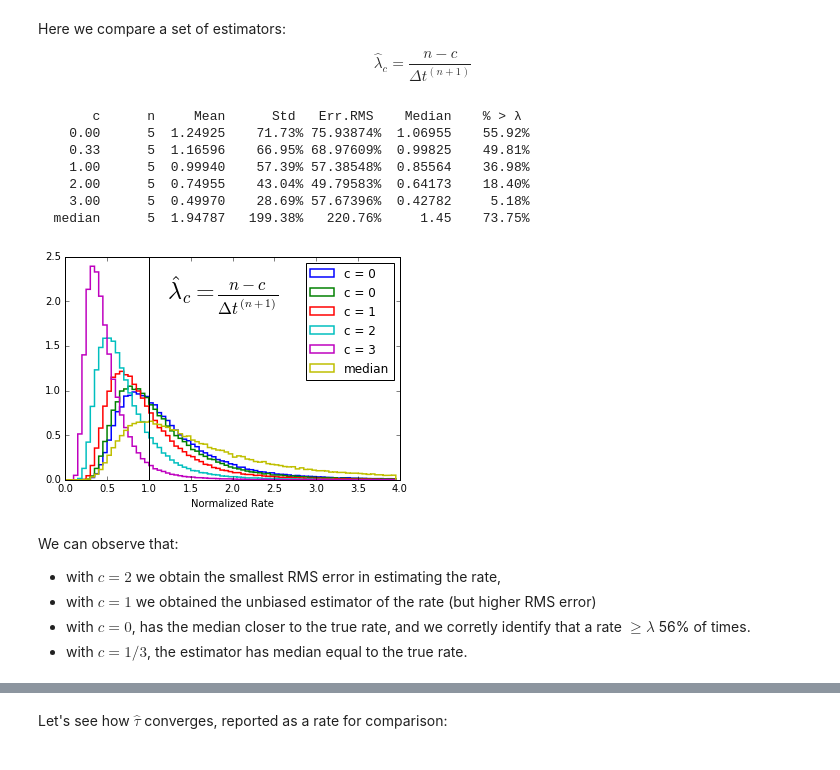
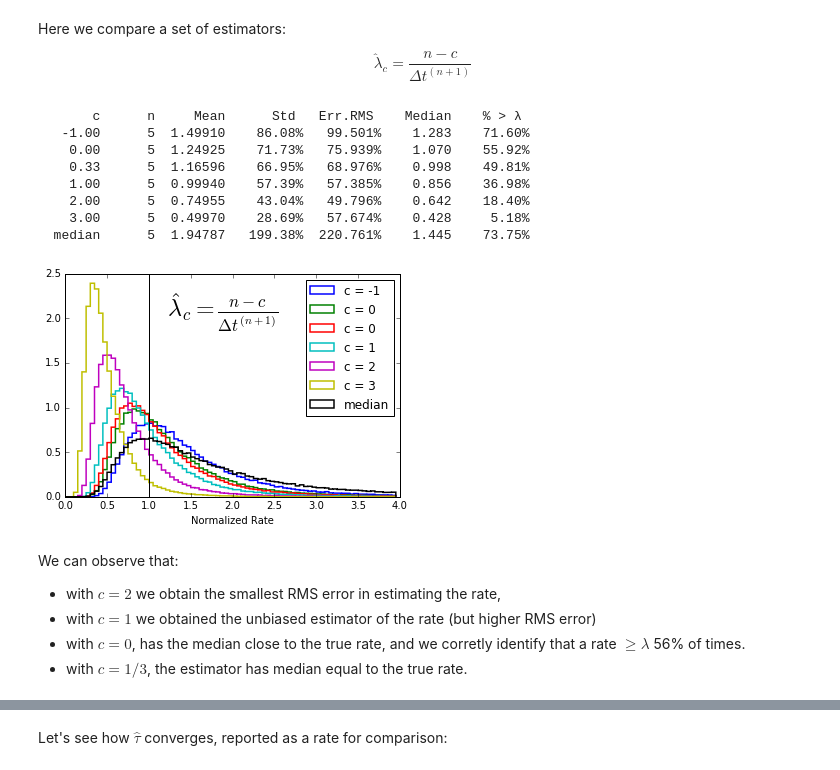
Before and after one commit to tritemio/notebooks, a Jupyter notebook: Estimation of rates of random events.ipynb, the cells around one changed output, grey strips where cells are left out. Saved outputs shown, nothing was run; the diff lists cells and outputs as text; code cells hidden in the pictures.

Commit message:
Update rates notebook

```diff
--- a/Estimation of rates of random events.ipynb
+++ b/Estimation of rates of random events.ipynb
@@ -91,41 +91,42 @@ $$\hat{\lambda}_c = \frac{n - c}{\Delta t^{(n+1)}}$$
 # %%
 kws = dict(bins=np.arange(0, 4, 0.05), histtype='step', lw=1.5, normed=True)
 print('{:>8} {:>6} {:>8} {:>8}  {:>8}  {:>8} {:>8}'
       .format('c', 'n', 'Mean', 'Std', 'Err.RMS', 'Median', '% > λ'))
-for c in (0, 1/3, 1, 2, 3):
+for c in (-1, 0, 1/3, 1, 2, 3):
     r_hc = (n - c)  / d1.sum(axis=1) / λ
     r_hc_err_rms = np.sqrt(np.mean(((r_hc - 1)**2)))
     plt.hist(r_hc, **kws, label = 'c = %d' % c);
-    print('%8.2f %6d %8.5f %8.2f%% %8.5f%% %8.5f %8.2f%%' %
+    print('%8.2f %6d %8.5f %8.2f%% %8.3f%% %8.3f %8.2f%%' %
           (c, n, r_hc.mean(), r_hc.std()*100, r_hc_err_rms*100, np.median(r_hc),
            (r_hc > 1).sum() * 100 / num_iter))
 
 r_hm = 1/np.median(d1, axis=1) / λ
 r_hm_err_rms = np.sqrt(np.mean(((r_hm - 1)**2)))
 plt.hist(r_hm, **kws, label = 'median');
-print('%8s %6d %8.5f %8.2f%% %8.2f%% %8.2f %8.2f%%' %
+print('%8s %6d %8.5f %8.2f%% %8.3f%% %8.3f %8.2f%%' %
       ('median', n, r_hm.mean(), r_hm.std()*100, r_hm_err_rms*100, np.median(r_hm),
        (r_hm > 1).sum() * 100 / num_iter))
 
 plt.legend()
 plt.xlabel('Normalized Rate')
 plt.axvline(1, color='k');
 plt.text(0.36, 0.75, r'$\hat{\lambda}_c = \frac{n - c}{\Delta t^{(n+1)}}$',
          fontsize=24, transform=plt.gcf().transFigure);
 # %% [output]
        c      n     Mean      Std   Err.RMS    Median    % > λ
-    0.00      5  1.24925    71.73% 75.93874%  1.06955    55.92%
-    0.33      5  1.16596    66.95% 68.97609%  0.99825    49.81%
-    1.00      5  0.99940    57.39% 57.38548%  0.85564    36.98%
-    2.00      5  0.74955    43.04% 49.79583%  0.64173    18.40%
-    3.00      5  0.49970    28.69% 57.67396%  0.42782     5.18%
-  median      5  1.94787   199.38%   220.76%     1.45    73.75%
+   -1.00      5  1.49910    86.08%   99.501%    1.283    71.60%
+    0.00      5  1.24925    71.73%   75.939%    1.070    55.92%
+    0.33      5  1.16596    66.95%   68.976%    0.998    49.81%
+    1.00      5  0.99940    57.39%   57.385%    0.856    36.98%
+    2.00      5  0.74955    43.04%   49.796%    0.642    18.40%
+    3.00      5  0.49970    28.69%   57.674%    0.428     5.18%
+  median      5  1.94787   199.38%  220.761%    1.445    73.75%
-[figure, old version]
+[figure, new version]
 # %% [markdown]
 We can observe that:
 
 - with $c = 2$ we obtain the smallest RMS error in estimating the rate,
 - with $c = 1$ we obtained the unbiased estimator of the rate (but higher RMS error)
-- with $c = 0$, has the median closer to the true rate, and we corretly identify that
+- with $c = 0$, has the median close to the true rate, and we corretly identify that
   a rate $\ge \lambda$ 56% of times.
 - with $c = 1/3$, the estimator has median equal to the true rate.
```
Also changed, not shown: parts of 4 cells of this notebook.
